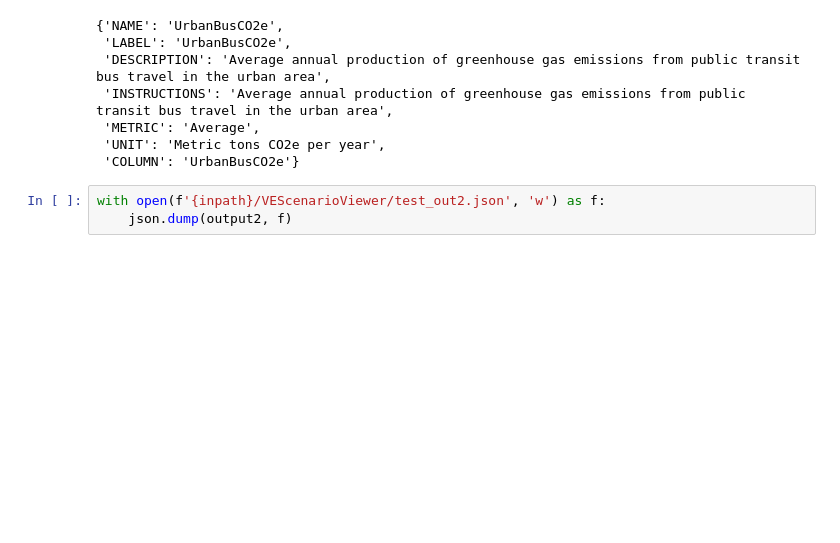
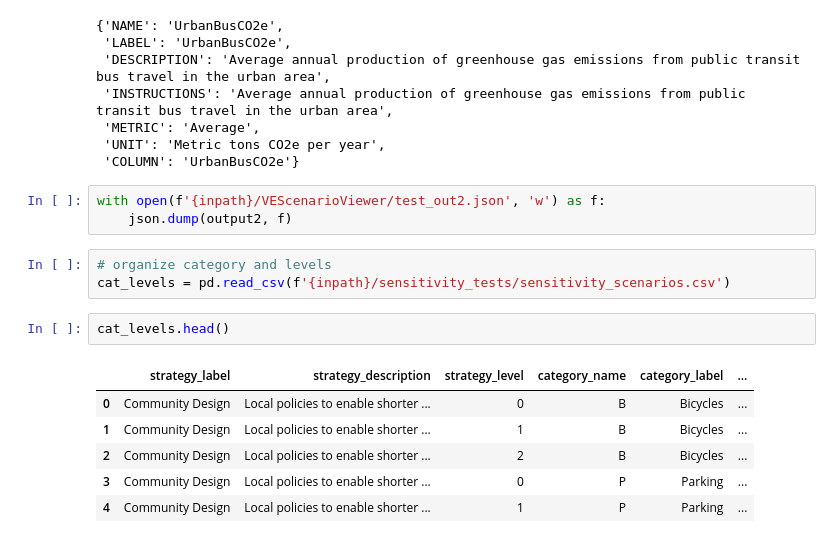
Before and after one commit to dongmeic/PythonLearning, a Jupyter notebook: Work/scenario_json.py.ipynb, the cells around one changed output. Saved outputs shown, nothing was run; the diff lists cells and outputs as text; blank space fills up the shorter version.

Commit message:
created VE-RSPM scenario notes

```diff
--- a/Work/scenario_json.py.ipynb
+++ b/Work/scenario_json.py.ipynb
@@ -233,3 +233,15 @@ output2[0]
 # %%
 with open(f'{inpath}/VEScenarioViewer/test_out2.json', 'w') as f:
     json.dump(output2, f)
+# %%
+# organize category and levels
+cat_levels = pd.read_csv(f'{inpath}/sensitivity_tests/sensitivity_scenarios.csv')
+# %%
+cat_levels.head()
+# %% [output]
+|  | strategy_label | strategy_description | strategy_level | category_name | category_label | ... |
+| 0 | Community Design | Local policies to enable shorter ... | 0 | B | Bicycles | ... |
+| 1 | Community Design | Local policies to enable shorter ... | 1 | B | Bicycles | ... |
+| 2 | Community Design | Local policies to enable shorter ... | 2 | B | Bicycles | ... |
+| 3 | Community Design | Local policies to enable shorter ... | 0 | P | Parking | ... |
+| 4 | Community Design | Local policies to enable shorter ... | 1 | P | Parking | ... |
```
Also changed, not shown: parts of 24 cells of this notebook.
